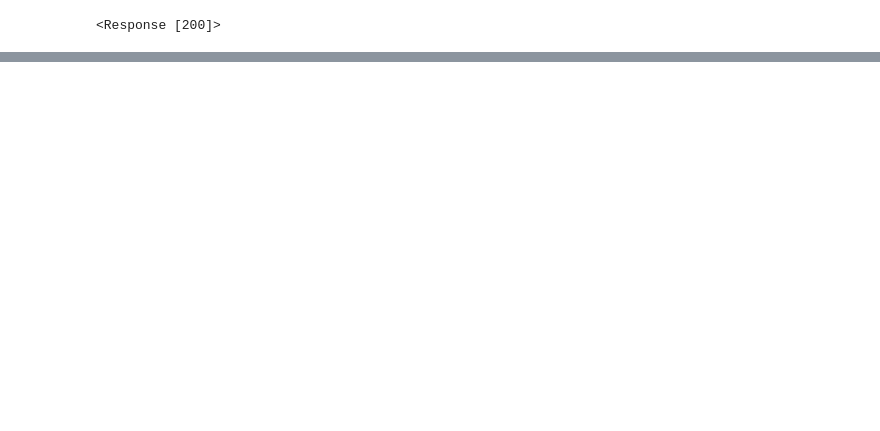
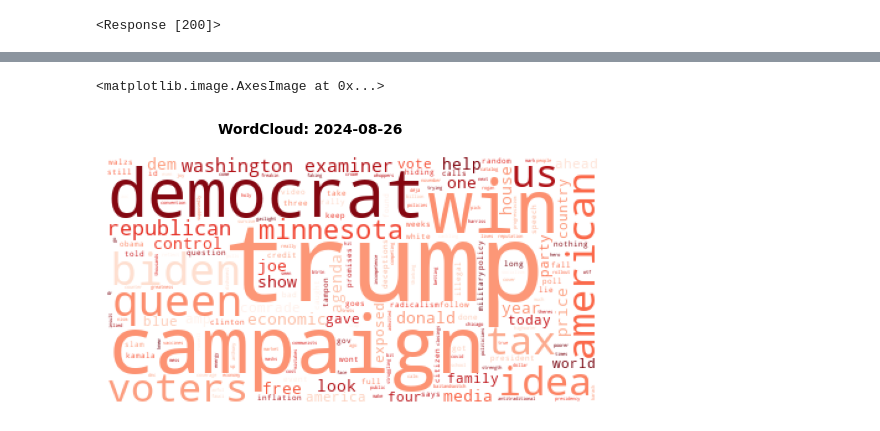
Before and after one commit to kenedyducheine/Harris_and_Walz, a Jupyter notebook: code/hw_notebook.ipynb, the cells around one changed output, grey strips where cells are left out. Saved outputs shown, nothing was run; the diff lists cells and outputs as text; code cells hidden in the pictures; blank space fills up the shorter version.

Commit message:
augg 26th edits - wordclouds -- might run weekly instead of daily like data collection

```diff
--- a/code/hw_notebook.ipynb
+++ b/code/hw_notebook.ipynb
@@ -120,0 +132,5 @@ df.to_csv('output/titles.csv')
+# %%
+from nltk.tokenize import word_tokenize
+nltk.download('stopwords')
+sw = set(stopwords.words('english'))
+sw.update(['harris', 'kamala', 'kamala harris', 'walz', 'tim walz', 'tim', 'say', 'lol'])
@@ -120,0 +161,19 @@ df.to_csv('output/titles.csv')
+# %%
+repub = df[df['subreddit_name_prefixed']=='r/republicans']
+repub = repub.drop_duplicates(subset = ['title'])
+repub['title'] = repub['title'].str.translate(str.maketrans('', '', string.punctuation))
+r_textlist = [word_tokenize(w) for w in repub['title']]
+r_tkwords = [word for n in r_textlist for word in n if word.lower() not in sw]
+rstring = ' '.join(r_tkwords)
+
+
+wc = WordCloud(background_color= '#FFFFFF', colormap= 'Reds').generate(rstring)
+plt.axis('off')
+plt.figtext(0.3,0.8,(f'WordCloud: {date.today()}'),fontweight='bold')
+
+plt.imshow(wc)
+plt.savefig(f'output/wordclouds/wordcloud_{date.today()}.png')
+plt.imshow(wc)
+# %% [output]
+<matplotlib.image.AxesImage at 0x...>
+[figure, added]
```
Also changed, not shown: parts of 7 cells of this notebook, 3 other files.
